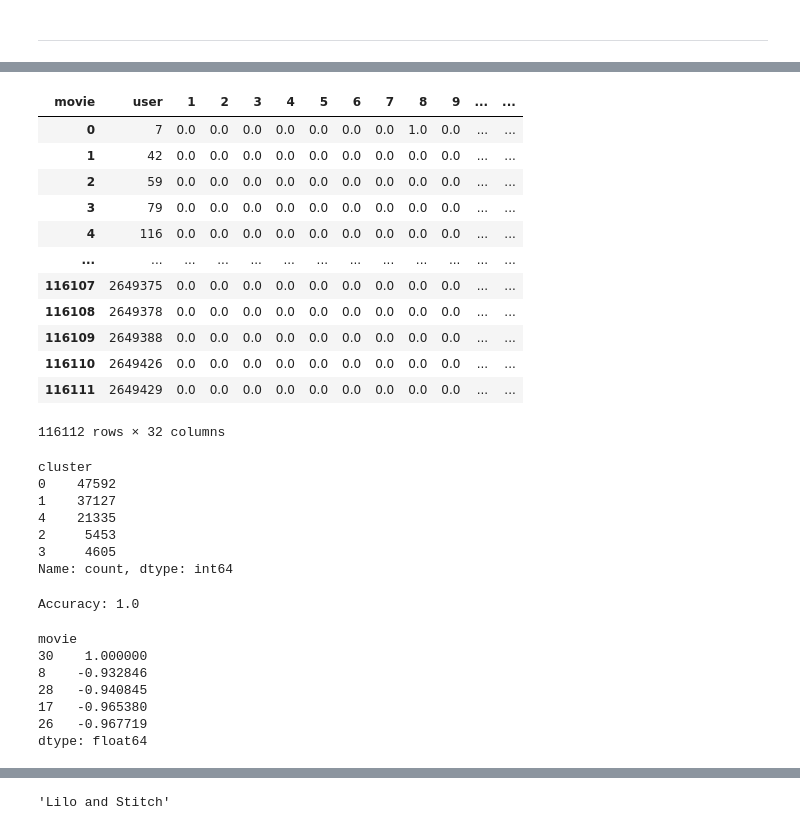
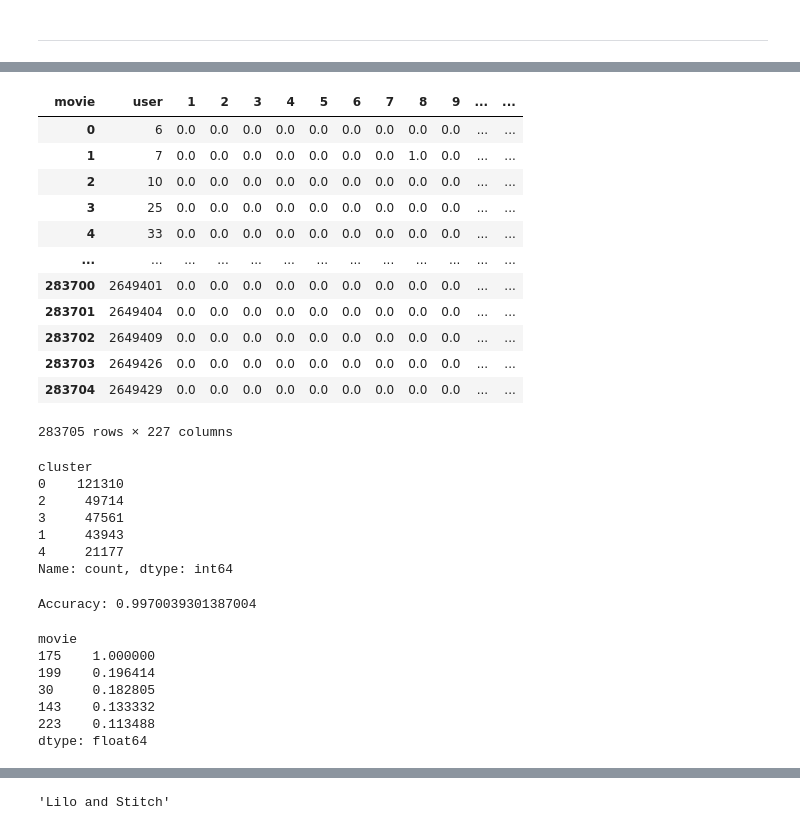
Before and after one commit to bizzfuzz/netflix-recommender, a Jupyter notebook: index.ipynb, the cells around one changed output, grey strips where cells are left out. Drawn from its saved outputs; the diff is of its cells as text; code cells hidden in the pictures.

Commit message:
additional movie information

```diff
--- a/index.ipynb
+++ b/index.ipynb
@@ -62,0 +128,3 @@ movies
+# %%
+movies.runtime.fillna(-1, inplace=True)
+movies.genres.fillna("Unknown", inplace=True)
@@ -65,10 +158,11 @@ movies
 # %% [markdown]
 Converting `combined_data_n.txt` files into feather format if necessary and loading them for analysis. (Functions defined in `combined_data.py`)
 # %%
+dev_dataset_rows = 10000000 #number of records to use for the analysis
 combined_data.initialize_all_data()
 ratings = pd.read_feather(combined_data.combined_ratings_path())
 ratings = ratings.head(dev_dataset_rows)
-ratings.head()
+ratings
 # %% [output]
 |  | movie | user | rating |
 | 0 | 1 | 1488844 | 3 |
@@ -78,0 +180,4 @@ ratings.head()
+# %%
+ratings = pd.merge(ratings, movies, how="inner", left_on="movie", right_on="ID")
+ratings.drop(["ID", "title"], axis=1, inplace=True)
+ratings
@@ -122,5 +247,0 @@ False
-# %%
-"""years = movies.copy().drop("Title", axis=1)
-ratings = pd.merge(ratings, years, left_on="movie", right_on="ID")
-ratings.drop("ID", axis=1, inplace=True)
-ratings"""
@@ -361,52 +499,49 @@ movie
 Name: count, dtype: int64
 # %%
-from sklearn.cluster import KMeans
 
-ratings_cluster = pivot_df.copy()
-X_cluster = ratings_cluster.drop(['user'], axis=1)
+X_cluster = pivot_df.drop(['user'], axis=1)
 kmeans = KMeans(n_clusters=5, random_state=42)
 cluster_labels = kmeans.fit_predict(X_cluster)
 
 # Adding cluster labels to the DataFrame
-ratings_cluster['cluster'] = cluster_labels
-ratings_cluster
+pivot_df['cluster'] = cluster_labels
+pivot_df
 # %% [output]
 | movie | user | 1 | 2 | 3 | 4 | 5 | 6 | 7 | 8 | 9 | ... | ... |
-| 0 | 7 | 0.0 | 0.0 | 0.0 | 0.0 | 0.0 | 0.0 | 0.0 | 1.0 | 0.0 | ... | ... |
-| 1 | 42 | 0.0 | 0.0 | 0.0 | 0.0 | 0.0 | 0.0 | 0.0 | 0.0 | 0.0 | ... | ... |
-| 2 | 59 | 0.0 | 0.0 | 0.0 | 0.0 | 0.0 | 0.0 | 0.0 | 0.0 | 0.0 | ... | ... |
-| 3 | 79 | 0.0 | 0.0 | 0.0 | 0.0 | 0.0 | 0.0 | 0.0 | 0.0 | 0.0 | ... | ... |
-| 4 | 116 | 0.0 | 0.0 | 0.0 | 0.0 | 0.0 | 0.0 | 0.0 | 0.0 | 0.0 | ... | ... |
+| 0 | 6 | 0.0 | 0.0 | 0.0 | 0.0 | 0.0 | 0.0 | 0.0 | 0.0 | 0.0 | ... | ... |
+| 1 | 7 | 0.0 | 0.0 | 0.0 | 0.0 | 0.0 | 0.0 | 0.0 | 1.0 | 0.0 | ... | ... |
+| 2 | 10 | 0.0 | 0.0 | 0.0 | 0.0 | 0.0 | 0.0 | 0.0 | 0.0 | 0.0 | ... | ... |
+| 3 | 25 | 0.0 | 0.0 | 0.0 | 0.0 | 0.0 | 0.0 | 0.0 | 0.0 | 0.0 | ... | ... |
+| 4 | 33 | 0.0 | 0.0 | 0.0 | 0.0 | 0.0 | 0.0 | 0.0 | 0.0 | 0.0 | ... | ... |
 | ... | ... | ... | ... | ... | ... | ... | ... | ... | ... | ... | ... | ... |
-| 116107 | 2649375 | 0.0 | 0.0 | 0.0 | 0.0 | 0.0 | 0.0 | 0.0 | 0.0 | 0.0 | ... | ... |
-| 116108 | 2649378 | 0.0 | 0.0 | 0.0 | 0.0 | 0.0 | 0.0 | 0.0 | 0.0 | 0.0 | ... | ... |
-| 116109 | 2649388 | 0.0 | 0.0 | 0.0 | 0.0 | 0.0 | 0.0 | 0.0 | 0.0 | 0.0 | ... | ... |
-| 116110 | 2649426 | 0.0 | 0.0 | 0.0 | 0.0 | 0.0 | 0.0 | 0.0 | 0.0 | 0.0 | ... | ... |
-| 116111 | 2649429 | 0.0 | 0.0 | 0.0 | 0.0 | 0.0 | 0.0 | 0.0 | 0.0 | 0.0 | ... | ... |
+| 283700 | 2649401 | 0.0 | 0.0 | 0.0 | 0.0 | 0.0 | 0.0 | 0.0 | 0.0 | 0.0 | ... | ... |
+| 283701 | 2649404 | 0.0 | 0.0 | 0.0 | 0.0 | 0.0 | 0.0 | 0.0 | 0.0 | 0.0 | ... | ... |
+| 283702 | 2649409 | 0.0 | 0.0 | 0.0 | 0.0 | 0.0 | 0.0 | 0.0 | 0.0 | 0.0 | ... | ... |
+| 283703 | 2649426 | 0.0 | 0.0 | 0.0 | 0.0 | 0.0 | 0.0 | 0.0 | 0.0 | 0.0 | ... | ... |
+| 283704 | 2649429 | 0.0 | 0.0 | 0.0 | 0.0 | 0.0 | 0.0 | 0.0 | 0.0 | 0.0 | ... | ... |
-116112 rows × 32 columns
+283705 rows × 227 columns
 # %%
-ratings_cluster.cluster.value_counts()
+pivot_df.cluster.value_counts()
 # %% [output]
 cluster
-0    47592
-1    37127
-4    21335
-2     5453
-3     4605
+0    121310
+2     49714
+3     47561
+1     43943
+4     21177
 Name: count, dtype: int64
 # %%
-from sklearn.neighbors import KNeighborsClassifier
 
 
-X_train, X_test, y_train, y_test = train_test_split(X_cluster, ratings_cluster['cluster'], test_size=0.2, random_state=42)
+X_train_cluster, X_test_cluster, y_train_cluster, y_test_cluster = train_test_split(X_cluster, pivot_df['cluster'], test_size=0.2, random_state=42)
 knn_classifier = KNeighborsClassifier(n_neighbors=3)
-knn_classifier.fit(X_train, y_train)
-y_pred = knn_classifier.predict(X_test)
+knn_classifier.fit(X_train_cluster, y_train_cluster)
+y_pred_cluster = knn_classifier.predict(X_test_cluster)
 
 # Evaluating the classifier
-accuracy = accuracy_score(y_test, y_pred)
+accuracy = accuracy_score(y_test_cluster, y_pred_cluster)
 print("Accuracy:", accuracy)
 # %% [output]
-Accuracy: 1.0
+Accuracy: 0.9970039301387004
 # %%
 def get_recs(cluster):
@@ -417,16 +552,16 @@ def get_recs(cluster):
     #print(recommended_movies)
     return recommended_movies
 # %%
-test = ratings_cluster[ratings_cluster.cluster == 1]
+test = pivot_df[pivot_df.cluster == 1]
 av = test.drop(["user", "cluster"], axis=1).mean(axis=0).sort_values(ascending=False)
 av.head()
 # %% [output]
 movie
-30    1.000000
-8    -0.932846
-28   -0.940845
-17   -0.965380
-26   -0.967719
+175    1.000000
+199    0.196414
+30     0.182805
+143    0.133332
+223    0.113488
 dtype: float64
 # %%
 get_recs(0).index[0]
```
Also changed, not shown: parts of 41 cells of this notebook, 3 other files.
